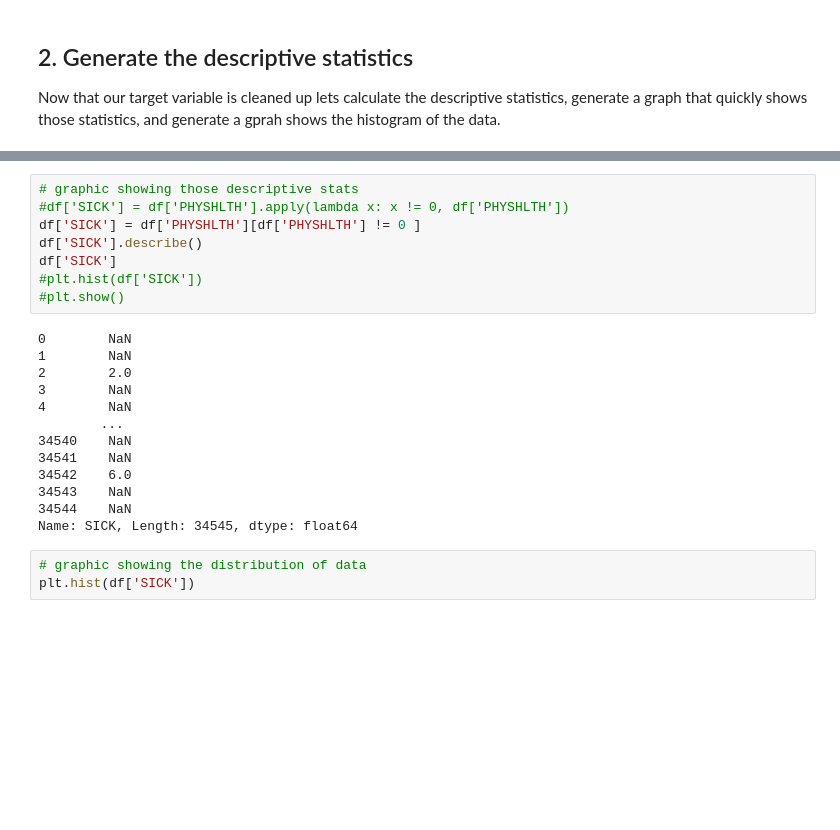
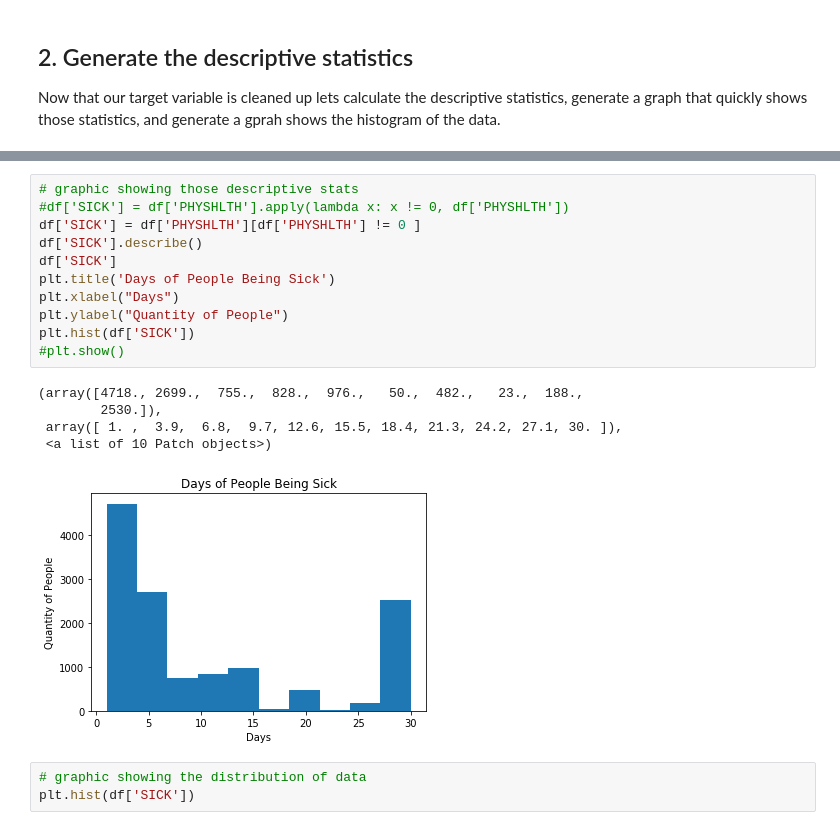
Before and after one commit to trevohearn/nyc-mhtn-ds-010620-lectures, a Jupyter notebook: week_2/case_study/Data_Exploration_Applied.ipynb, the cells around one changed output, grey strips where cells are left out. Cells and saved outputs as stored; diff of their text form; blank space fills up the shorter version.

```diff
--- a/week_2/case_study/Data_Exploration_Applied.ipynb
+++ b/week_2/case_study/Data_Exploration_Applied.ipynb
@@ -119,24 +127,20 @@ plt.hist(df['PHYSHLTH'], bins = l)
 # %%
 # graphic showing those descriptive stats
 #df['SICK'] = df['PHYSHLTH'].apply(lambda x: x != 0, df['PHYSHLTH'])
 df['SICK'] = df['PHYSHLTH'][df['PHYSHLTH'] != 0 ]
 df['SICK'].describe()
 df['SICK']
-#plt.hist(df['SICK'])
+plt.title('Days of People Being Sick')
+plt.xlabel("Days")
+plt.ylabel("Quantity of People")
+plt.hist(df['SICK'])
 #plt.show()
 # %% [output]
-0        NaN
-1        NaN
-2        2.0
-3        NaN
-4        NaN
-        ...
-34540    NaN
-34541    NaN
-34542    6.0
-34543    NaN
-34544    NaN
-Name: SICK, Length: 34545, dtype: float64
+(array([4718., 2699.,  755.,  828.,  976.,   50.,  482.,   23.,  188.,
+        2530.]),
+ array([ 1. ,  3.9,  6.8,  9.7, 12.6, 15.5, 18.4, 21.3, 24.2, 27.1, 30. ]),
+ <a list of 10 Patch objects>)
+[figure, added]
 # %%
 # graphic showing the distribution of data
 plt.hist(df['SICK'])
```
Also changed, not shown: parts of 3 cells of this notebook.
